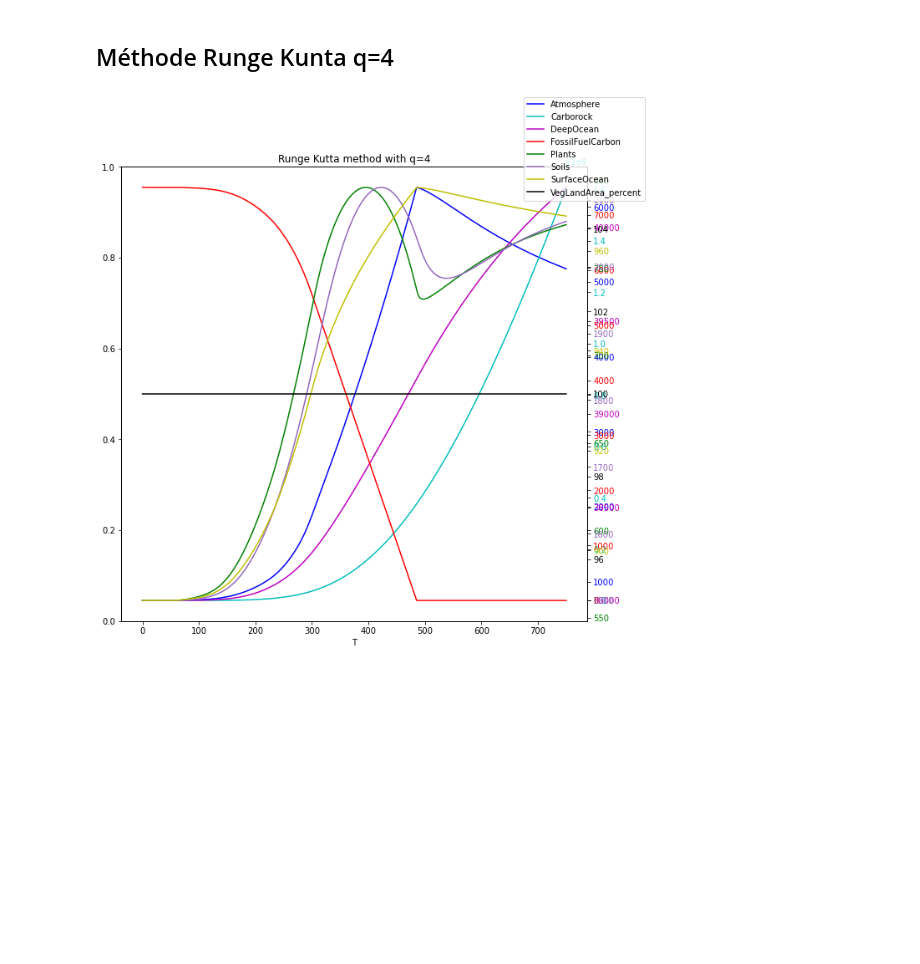
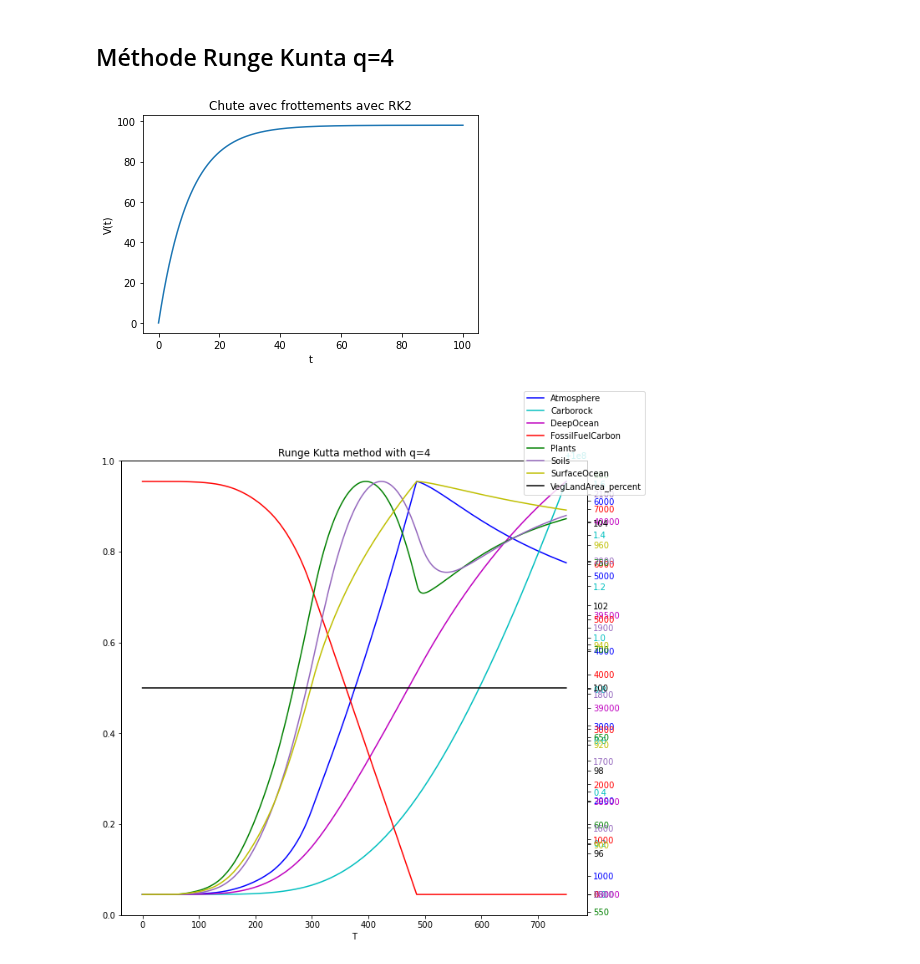
Before and after one commit to totolance/MACS205, a Jupyter notebook: MACS205-CARBONE.ipynb, the cells around one changed output. Drawn from its saved outputs; the diff is of its cells as text; code cells hidden in the pictures; blank space fills up the shorter version.

```diff
--- a/MACS205-CARBONE.ipynb
+++ b/MACS205-CARBONE.ipynb
@@ -213,7 +213,7 @@ $F$ est donc lipschitzienne
 def euler(F, t0,tf,y0, n):
     # y’=F(y,t)
     h = (tf-t0)/n
-    y = y0
+    y = y0.copy()
     t = t0
     Y = [y0]
     T = [t0]
@@ -225,7 +225,7 @@ def euler(F, t0,tf,y0, n):
     return np.array(T), np.array(Y)
 # %%
 # Exemple jouet
-def exemple_test():
+def exemple_test(n=10000):
     # Chute avec frottements: m dv/dt = mg - fv => dv/dt = g - (f/m)v=> dv/dt + (f/m)v = g
     # Solution générale de l'EDL homogène: v0(t) = C exp(-(f/m)t)
     # Solution particulière: v1(t) = mg/f
@@ -245,9 +245,17 @@ def exemple_test():
     t0 = 0
     tf = 100
     v0 = np.array([0])
-    n = 10000
 
     return F, t0, tf, v0, n
+
+def vraie_solution_jouet(t):
+    f = 0.1
+    m = 1
+    l = f/m
+    g = 9.8
+
+    C = m * g / f
+    return C * (1 - np.exp(-(f/m)*t))
 # %%
 F_toy, t0_toy, tf_toy, v0_toy, n_toy = exemple_test()
 T_toy, V_toy = euler(F_toy, t0_toy, tf_toy, v0_toy, n_toy)
@@ -333,6 +341,17 @@ def rungekutta4_step(f, start, end, y0, step):
 
 
     return np.array(T), np.array(y)
+# %%
+step_toy = (tf_toy - t0_toy)/n
+T_toy, V_toy = rungekutta4_step(F_toy, t0_toy, tf_toy, v0_toy, step_toy)
+
+plt.plot(T_toy, V_toy)
+plt.title('Chute avec frottements avec RK2')
+plt.xlabel('t')
+plt.ylabel('V(t)')
+plt.show()
+# %% [output]
+[figure, added]
 # %%
 T, Y = rungekutta4_step(derivative, 0, 750, x0, 0.05)
 display(T, Y, labels, colors, "Runge Kutta method with q=4")
```
Also changed, not shown: parts of 4 cells of this notebook.
